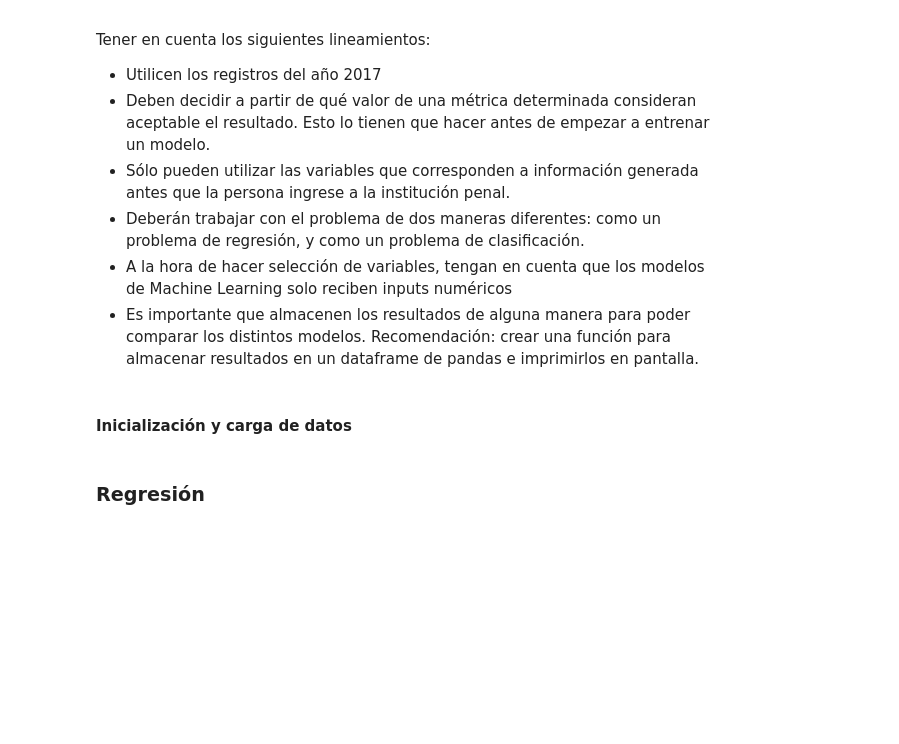
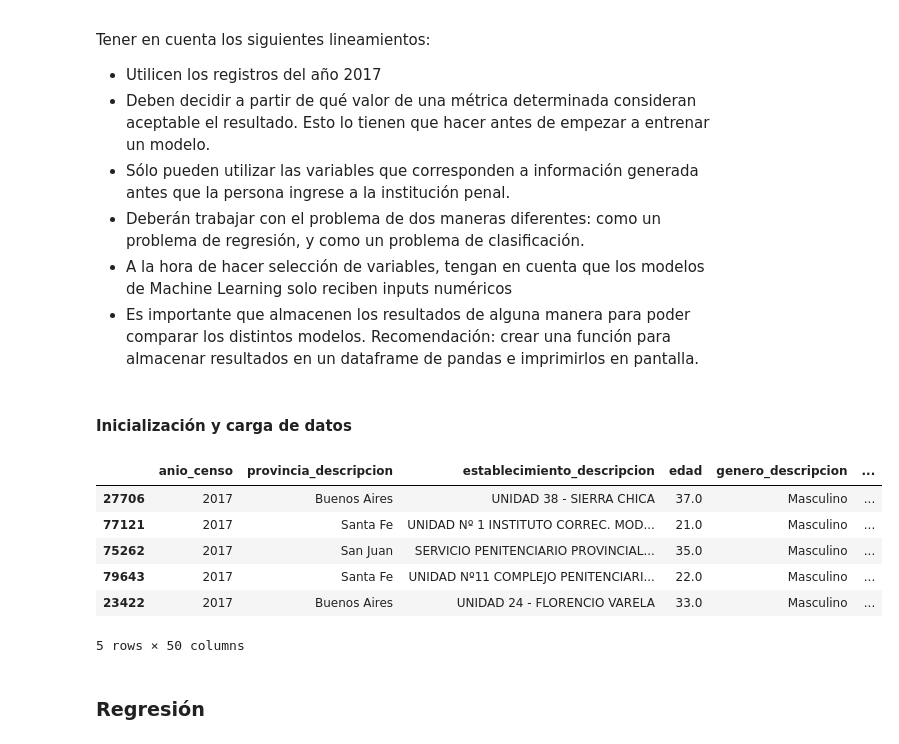
Before and after one commit to nahuelalmeira/poblacionPenal, a Jupyter notebook: IntroML/DiploDatos_PoblacionPenitenciariaArgentina_Intro_ML.ipynb, the cells around one changed output. Cells and saved outputs as stored; diff of their text form; code cells hidden in the pictures; blank space fills up the shorter version.

```diff
--- a/IntroML/DiploDatos_PoblacionPenitenciariaArgentina_Intro_ML.ipynb
+++ b/IntroML/DiploDatos_PoblacionPenitenciariaArgentina_Intro_ML.ipynb
@@ -28,14 +28,29 @@ Tener en cuenta los siguientes lineamientos:
 #### Inicialización y carga de datos
 # %%
 import pandas as pd
+import numpy as np
 from sklearn.model_selection import train_test_split
 from sklearn.tree import DecisionTreeClassifier, DecisionTreeRegressor
 from sklearn.linear_model import LinearRegression,LogisticRegression
 from sklearn.metrics import accuracy_score, precision_score, recall_score, f1_score
 from sklearn.metrics import mean_absolute_error, mean_squared_error, r2_score
+
+np.random.seed(0)
+
+pd.set_option('display.max_columns', 60)
 # %%
 # Ejemplo, modificar acorde a la ubicación donde tengan su set de datos
-data_raw = pd.read_csv('../datasets/sneep_2017_diplodatos.csv')
+data_raw = pd.read_csv('../datasets/sneep_2017_diplodatos.csv', index_col=0)
+# %%
+data_raw.sample(5)
+# %% [output]
+|  | anio_censo | provincia_descripcion | establecimiento_descripcion | edad | genero_descripcion | ... |
+| 27706 | 2017 | Buenos Aires | UNIDAD 38 - SIERRA CHICA | 37.0 | Masculino | ... |
+| 77121 | 2017 | Santa Fe | UNIDAD Nº 1 INSTITUTO CORREC. MOD... | 21.0 | Masculino | ... |
+| 75262 | 2017 | San Juan | SERVICIO PENITENCIARIO PROVINCIAL... | 35.0 | Masculino | ... |
+| 79643 | 2017 | Santa Fe | UNIDAD Nº11 COMPLEJO PENITENCIARI... | 22.0 | Masculino | ... |
+| 23422 | 2017 | Buenos Aires | UNIDAD 24 - FLORENCIO VARELA | 33.0 | Masculino | ... |
+5 rows × 50 columns
 # %% [markdown]
 ### Regresión
 # %% [markdown]
```
Also changed, not shown: parts of 8 cells of this notebook.
